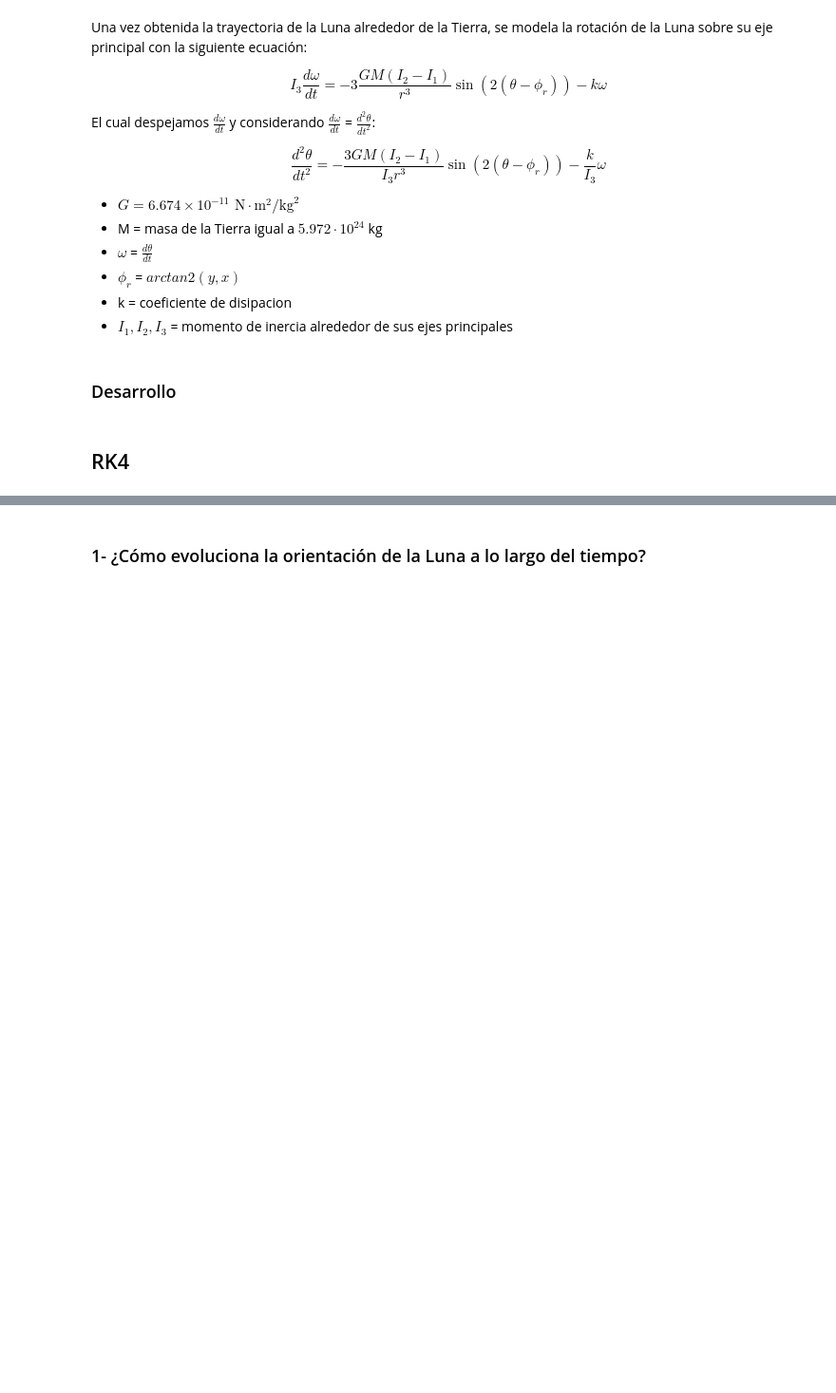
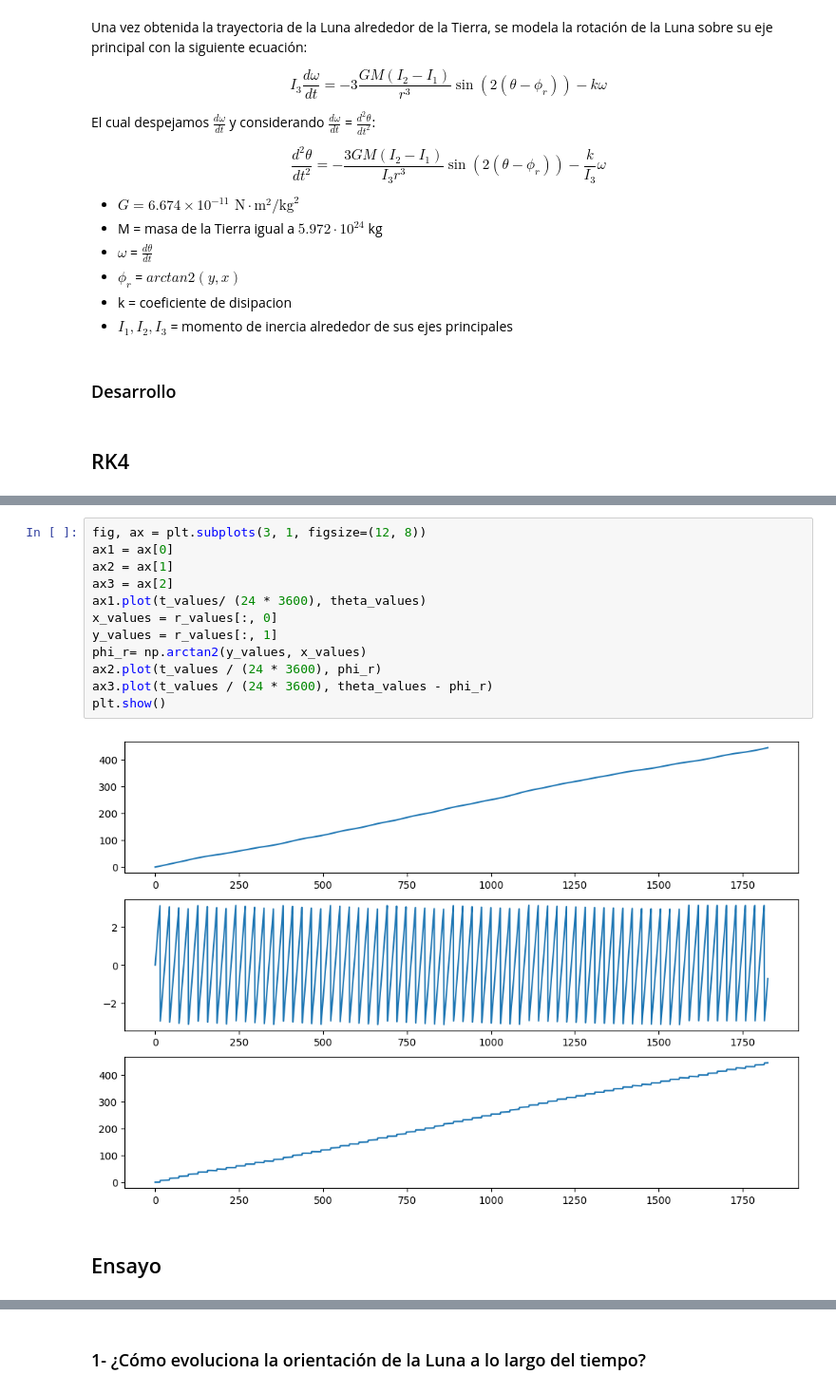
Before and after one commit to PM-lopez/Rotacion-Sincronica-de-la-Luna, a Jupyter notebook: solucion.ipynb, the cells around one changed output, grey strips where cells are left out. Shown at 95% size. Drawn from its saved outputs; the diff is of its cells as text; blank space fills up the shorter version.

```diff
--- a/solucion.ipynb
+++ b/solucion.ipynb
@@ -94,3 +94,19 @@ w0 = 2.66e-6  # Velocidad angular inicial en rad/s (rotación de la Luna)
 
 # resolvemos la EDO del rotacional
 _, theta_values, w_values = rk4_method_second_order(f_rotacional, t0, theta0, w0, tf, h)
+# %%
+fig, ax = plt.subplots(3, 1, figsize=(12, 8))
+ax1 = ax[0]
+ax2 = ax[1]
+ax3 = ax[2]
+ax1.plot(t_values/ (24 * 3600), theta_values)
+x_values = r_values[:, 0]
+y_values = r_values[:, 1]
+phi_r= np.arctan2(y_values, x_values)
+ax2.plot(t_values / (24 * 3600), phi_r)
+ax3.plot(t_values / (24 * 3600), theta_values - phi_r)
+plt.show()
+# %% [output]
+[figure, added]
+# %% [markdown]
+## Ensayo ##
```
Also changed, not shown: parts of 14 cells of this notebook, 3 other files.
